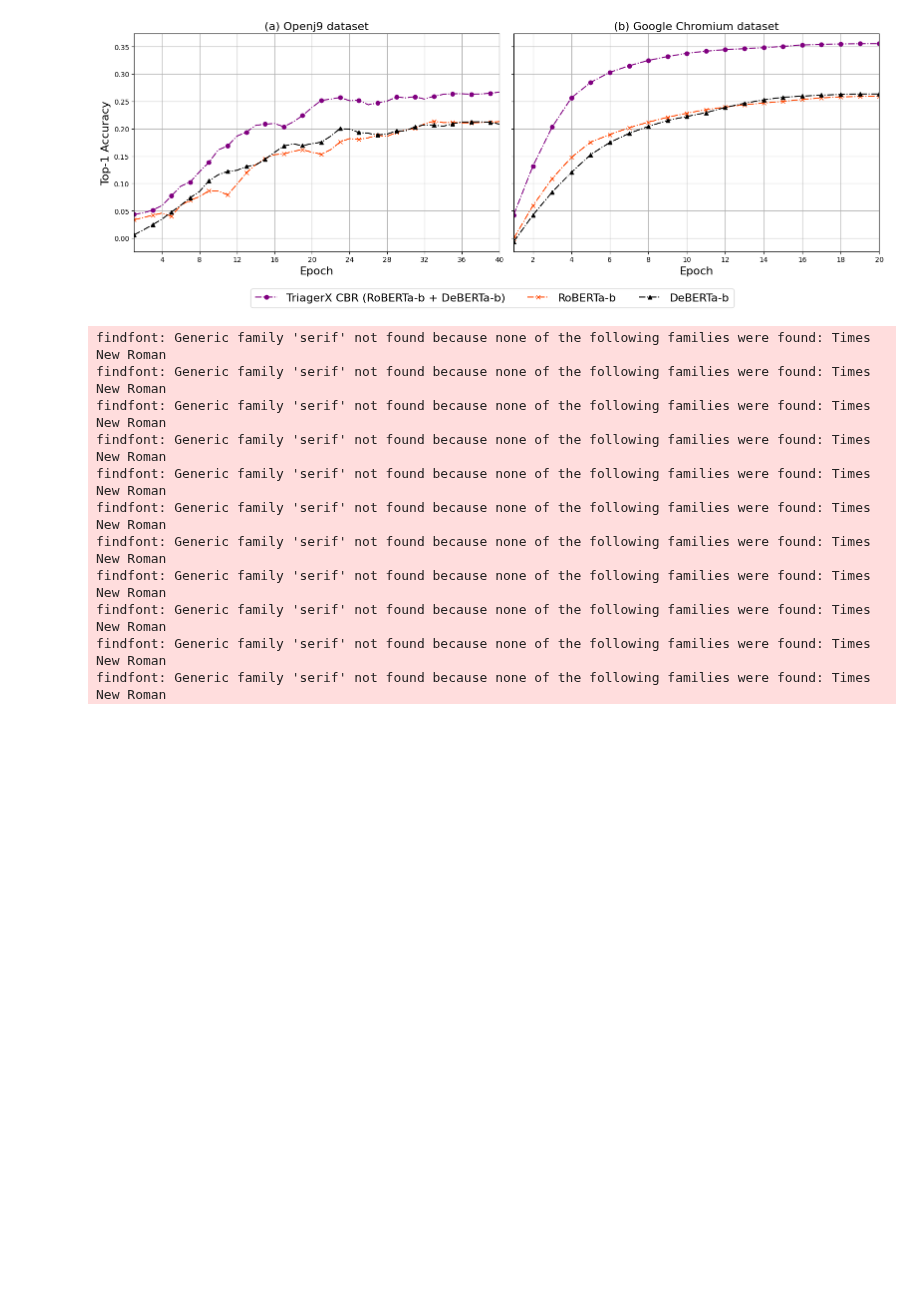
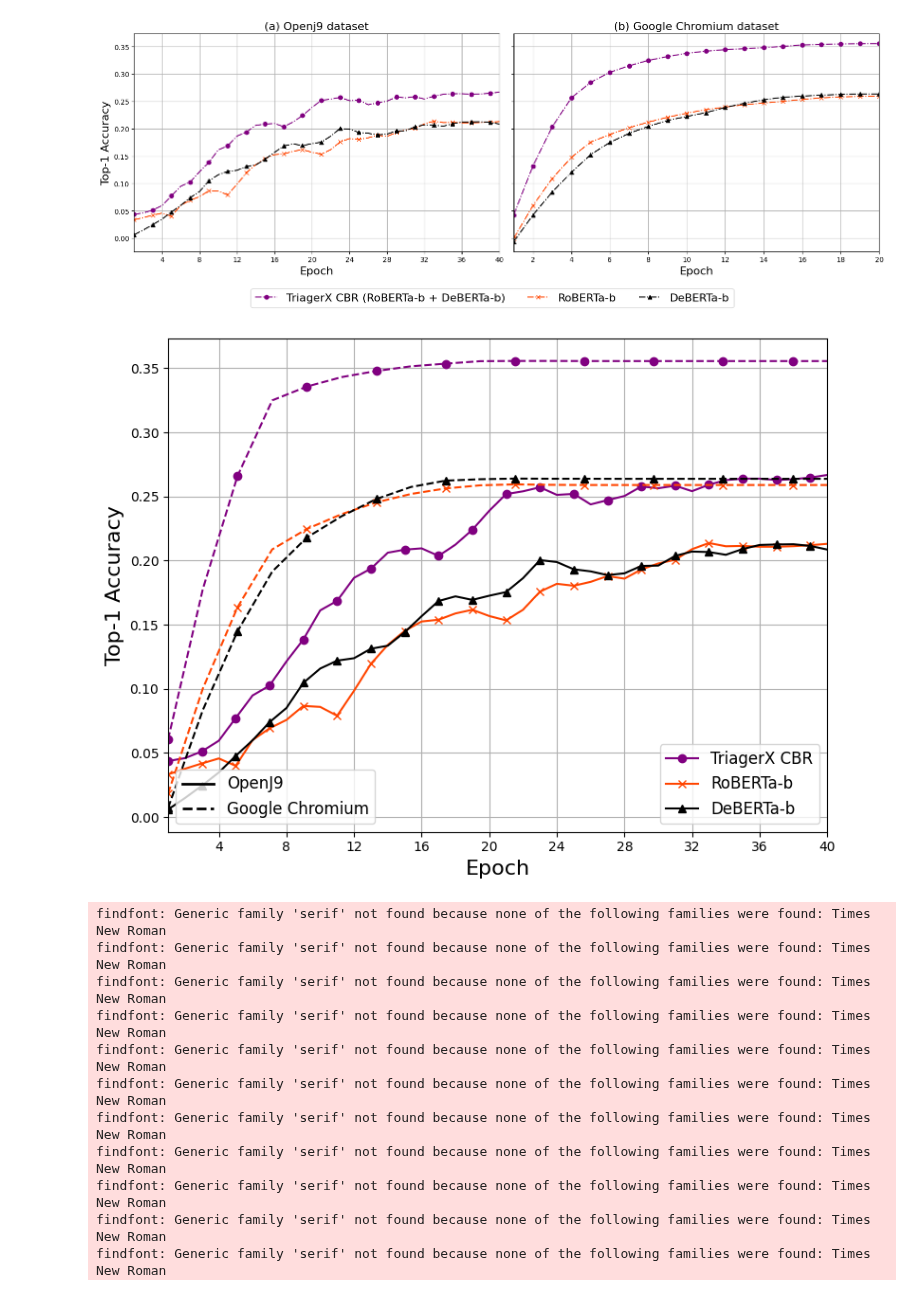
Before and after one commit to afifaniks/triagerX, a Jupyter notebook: notebook/model_interpretation.ipynb, the cells around one changed output. Cells and saved outputs as stored; diff of their text form; code cells hidden in the pictures; blank space fills up the shorter version.

```diff
--- a/notebook/model_interpretation.ipynb
+++ b/notebook/model_interpretation.ipynb
@@ -1419,6 +1419,79 @@ findfont: Generic family 'serif' not found because none of the following familie
 findfont: Generic family 'serif' not found because none of the following families were found: Times New Roman
 findfont: Generic family 'serif' not found because none of the following families were found: Times New Roman
 [figure]
+# %%
+import pandas as pd
+import matplotlib.pyplot as plt
+import numpy as np
+from scipy.signal import savgol_filter
+import matplotlib.ticker as mticker
+from scipy.interpolate import interp1d
+import matplotlib.lines as mlines
+
+# Load and preprocess the first dataset (OpenJ9)
+df1 = pd.read_csv("orthogonality.csv")
+df1 = df1[["Step", "cnn_roberta-base_u3_50_classes_last_dev_seed42 - val_acc",
+           "triagerx_ensemble_u3_50_classes_last_dev_seed42 - val_acc",
+           "cnn_deberta-base_u3_50_classes_most_seed42 - val_acc"]]
+df1["Step"] = df1["Step"] + 1
+epochs1 = df1['Step']
+u3c3_1 = savgol_filter(df1['cnn_roberta-base_u3_50_classes_last_dev_seed42 - val_acc'], window_length=7, polyorder=2)
+u2c2_1 = savgol_filter(df1['triagerx_ensemble_u3_50_classes_last_dev_seed42 - val_acc'], window_length=7, polyorder=2)
+u1c1_1 = savgol_filter(df1['cnn_deberta-base_u3_50_classes_most_seed42 - val_acc'], window_length=7, polyorder=2)
+
+# Load and preprocess the second dataset (Google Chromium)
+df2 = pd.read_csv("gc_base_models.csv")
+df2 = df2[["Step", "cnn_roberta_base_dt_gc_th20_block9_seed42 - val_acc",
+           "triagerx_nosampler_ensemble_dt_gc_th20_block9_seed42 - val_acc",
+           "cnn_deberta_base_dt_gc_th20_block9_seed42 - val_acc"]]
+df2["Step"] = df2["Step"] + 1
+
+# Rescale Google Chromium dataset to match 40 epochs
+epochs2_orig = df2["Step"]
+epochs2_rescaled = np.linspace(1, 40, num=len(epochs2_orig))
+
+# Interpolate values to stretch them across 40 epochs
+interpolate = lambda y: interp1d(epochs2_orig, y, kind='linear', fill_value=(y.iloc[-1], y.iloc[-1]), bounds_error=False)(epochs2_rescaled)
+u3c3_2 = savgol_filter(interpolate(df2['cnn_roberta_base_dt_gc_th20_block9_seed42 - val_acc']), window_length=7, polyorder=2)
+u2c2_2 = savgol_filter(interpolate(df2['triagerx_nosampler_ensemble_dt_gc_th20_block9_seed42 - val_acc']), window_length=7, polyorder=2)
+u1c1_2 = savgol_filter(interpolate(df2['cnn_deberta_base_dt_gc_th20_block9_seed42 - val_acc']), window_length=7, polyorder=2)
+
+# Create a single plot
+fig, ax = plt.subplots(figsize=(8, 6))
+
+# Plot OpenJ9 dataset (solid lines)
+l1, = ax.plot(epochs1, u2c2_1, linestyle='-', color="purple", marker='o', markevery=2, label='TriagerX CBR')
+l2, = ax.plot(epochs1, u3c3_1, linestyle='-', color="orangered", marker='x', markevery=2, label='RoBERTa-b')
+l3, = ax.plot(epochs1, u1c1_1, linestyle='-', color="black", marker='^', markevery=2, label='DeBERTa-b')
+
+# Plot Google Chromium dataset (dashed lines)
+l4, = ax.plot(epochs2_rescaled, u2c2_2, linestyle='--', color="purple", marker='o', markevery=2)
+l5, = ax.plot(epochs2_rescaled, u3c3_2, linestyle='--', color="orangered", marker='x', markevery=2)
+l6, = ax.plot(epochs2_rescaled, u1c1_2, linestyle='--', color="black", marker='^', markevery=2)
+
+# Labels and title
+ax.set_xlabel('Epoch', fontsize=16)
+ax.set_ylabel('Top-1 Accuracy', fontsize=16)
+ax.set_xlim(1, 40)
+ax.grid(True)
+
+# Integer ticks on x-axis
+ax.xaxis.set_major_locator(mticker.MaxNLocator(integer=True))
+
+openj9_line = mlines.Line2D([], [], color='black', linestyle='-', linewidth=2, label='OpenJ9')
+gc_line = mlines.Line2D([], [], color='black', linestyle='--', linewidth=2, label='Google Chromium')
+
+# Create two legends
+legend1 = ax.legend([l1, l2, l3], ['TriagerX CBR', 'RoBERTa-b', 'DeBERTa-b'], loc='lower right', fontsize=12)
+legend2 = ax.legend([openj9_line, gc_line], ['OpenJ9', 'Google Chromium'], loc='lower left', fontsize=12)
+ax.add_artist(legend1)  # Ensure both legends are displayed
+
+# Save and show the plot
+plt.tight_layout()
+plt.savefig('combined_top-1.pdf', bbox_inches='tight', pad_inches=0)
+plt.show()
+# %% [output]
+[figure, added]
 # %%
 import pandas as pd
 time_factor_df = pd.read_csv("time_factor.csv")
```
